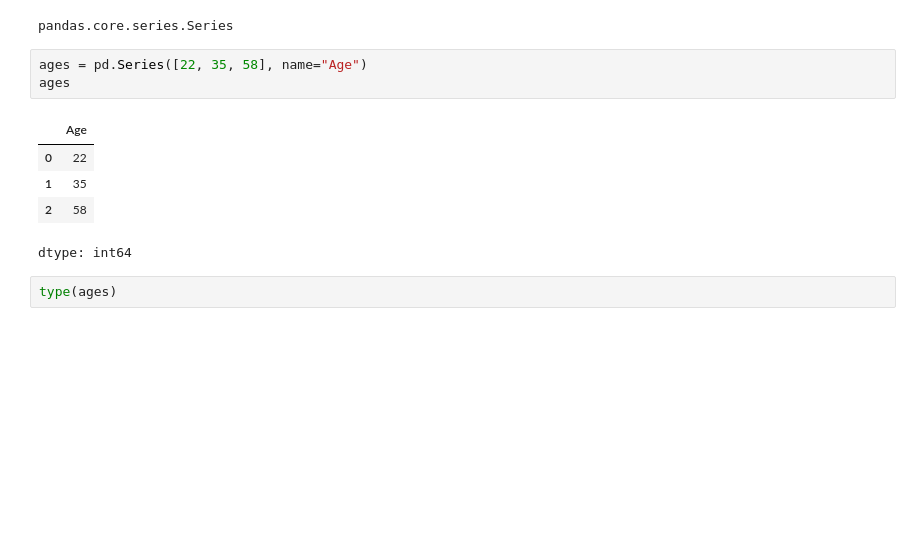
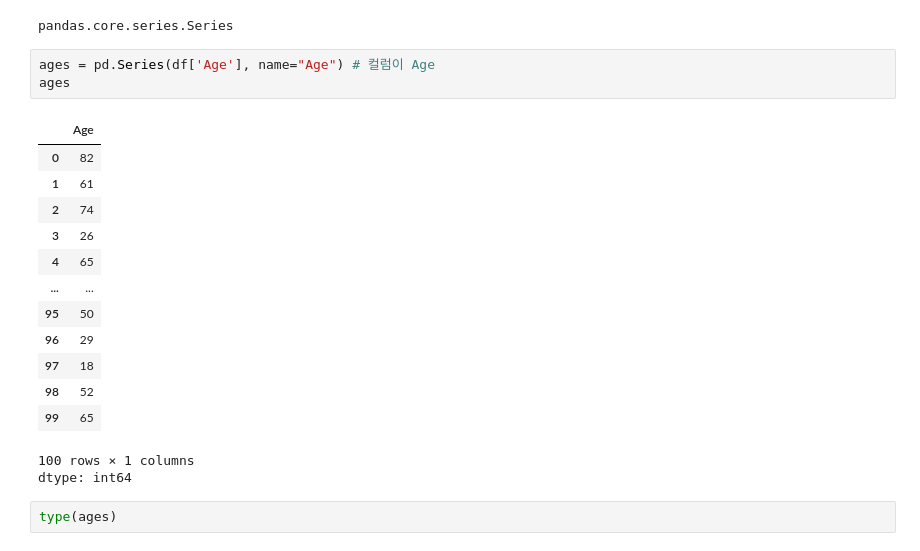
Before and after one commit to ancestor9/Introduction-to-BigData-Analysis, a Jupyter notebook: 7주차/pandas_01.ipynb, the cells around one changed output. Cells and saved outputs as stored; diff of their text form; blank space fills up the shorter version.

```diff
--- a/7주차/pandas_01.ipynb
+++ b/7주차/pandas_01.ipynb
@@ -55,13 +132,22 @@ type(df['Age'])
 # %% [output]
 pandas.core.series.Series
 # %%
-ages = pd.Series([22, 35, 58], name="Age")
+ages = pd.Series(df['Age'], name="Age") # 컬럼이 Age
 ages
 # %% [output]
 |  | Age |
-| 0 | 22 |
-| 1 | 35 |
-| 2 | 58 |
+| 0 | 82 |
+| 1 | 61 |
+| 2 | 74 |
+| 3 | 26 |
+| 4 | 65 |
+| ... | ... |
+| 95 | 50 |
+| 96 | 29 |
+| 97 | 18 |
+| 98 | 52 |
+| 99 | 65 |
+100 rows × 1 columns
 dtype: int64
 # %%
 type(ages)
```
Also changed, not shown: parts of 20 cells of this notebook.
